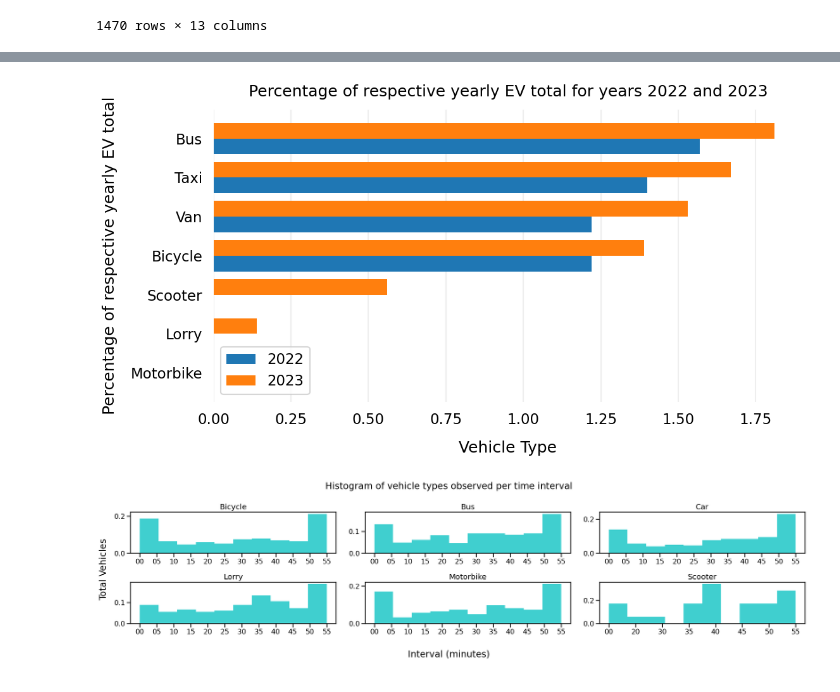
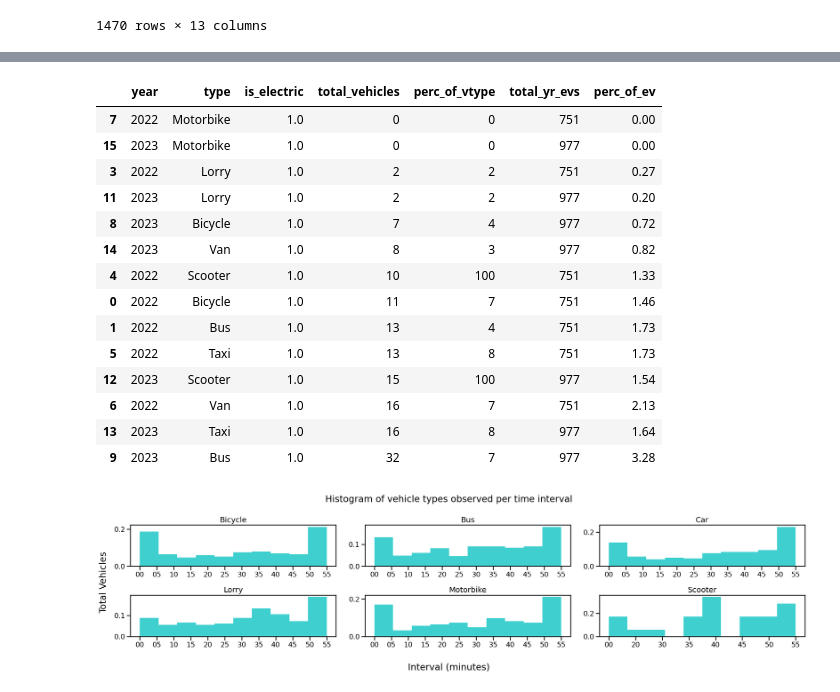
Before and after one commit to hovjr/Coding-projects, a Jupyter notebook: Data Wrangling/wrangling.ipynb, the cells around one changed output, grey strips where cells are left out. Cells and saved outputs as stored; diff of their text form; code cells hidden in the pictures.

```diff
--- a/Data Wrangling/wrangling.ipynb
+++ b/Data Wrangling/wrangling.ipynb
@@ -404,11 +409,13 @@ core_columns_clean['is_eco_friendly'] = core_columns_clean['is_eco_friendly'].ma
 core_columns_clean['is_eco_friendly'] = core_columns_clean['is_eco_friendly'].mask(core_columns_clean['is_electric']==0, 0)
 
 
-# If a vehicle is not eco friendly it definitely would not be electric so set 'is_electric' in these cases to zero. It is assumed that for
+# If a vehicle is not eco friendly it cannot be an electric car, so 'is_electric' in these cases to zero EXCEPT Bicycles
 core_columns_clean['is_electric'] = core_columns_clean['is_electric'].mask(core_columns_clean['is_eco_friendly']==0, 0)
-core_columns_clean['is_electric'] = core_columns_clean['is_electric'].mask((core_columns_clean['is_eco_friendly']==1) & (~(core_columns_clean['type'].isin(['Bicycle', 'Scooter']) & core_columns_clean['is_electric']==0)), 1)
+core_columns_clean['is_electric'] = core_columns_clean['is_electric'].mask((core_columns_clean['is_eco_friendly']==1) & (core_columns_clean['type'] != 'Bicycle'), 1)
 core_columns_clean.drop(columns=['is_eco_friendly'], inplace=True)
 
+# According to my assumptions in the previous markdown, any scooters will be considered electric
+core_columns_clean['is_electric'] = core_columns_clean['is_electric'].mask(core_columns_clean['type'] == 'Scooter', 1)
 
 ########## 'is_public_vehicle' additional column fix
 pub_vehicle_lookup = {1: ['yes', '1.0', 'rented', 'public'], 0: ['no', '0.0', 'private']}
@@ -637,56 +622,71 @@ is_electric_group_yr['total_vehicles'] = is_electric_group_yr['total_vehicles'].
 # %%
 plot_1_df = vtypes_group_yr.copy()
 plot_1_df = plot_1_df[plot_1_df['is_electric'] == 1]
 
 total_evs = plot_1_df.groupby(['year'], as_index=False)['total_vehicles'].agg({'total_yr_evs': 'sum'})
 plot_1_df = pd.merge(plot_1_df, total_evs, how='inner', on='year')
 plot_1_df['perc_of_ev'] = (plot_1_df['total_vehicles'] / plot_1_df['total_yr_evs'] * 100).round(2)
 plot_1_df = plot_1_df.sort_values('total_vehicles', ascending=True)
 
 #
 plot_1_df = plot_1_df[plot_1_df['type'] != 'Car']
 
+plot_1_df
 
-fig, ax = plt.subplots(figsize=(12, 6))
+# fig, ax = plt.subplots(figsize=(12, 6))
 
-ax.set_xlabel('Vehicle Type', labelpad=15)
-ax.set_ylabel('Percentage of respective yearly EV total', labelpad=15)
-ax.set_title('Percentage of respective yearly EV total for years 2022 and 2023', pad=15)
+# ax.set_xlabel('Vehicle Type', labelpad=15)
+# ax.set_ylabel('Percentage of respective yearly EV total', labelpad=15)
+# ax.set_title('Percentage of respective yearly EV total for years 2022 and 2023', pad=15)
 
-ax.spines['top'].set_visible(False)
-ax.spines['right'].set_visible(False)
-ax.spines['left'].set_visible(False)
-ax.spines['bottom'].set_visible(False)
+# ax.spines['top'].set_visible(False)
+# ax.spines['right'].set_visible(False)
+# ax.spines['left'].set_visible(False)
+# ax.spines['bottom'].set_visible(False)
 
-ax.tick_params(bottom=False, left=False)
-ax.set_axisbelow(True)
-ax.yaxis.grid(False)
-ax.xaxis.grid(True, color='#EEEEEE')
+# ax.tick_params(bottom=False, left=False)
+# ax.set_axisbelow(True)
+# ax.yaxis.grid(False)
+# ax.xaxis.grid(True, color='#EEEEEE')
 
-bar_width = 0.4
+# bar_width = 0.4
 
-x = np.arange(plot_1_df['type'].nunique())
+# x = np.arange(plot_1_df['type'].nunique())
 
-y2022 = plot_1_df.loc[plot_1_df['year'] == '2022', 'perc_of_ev']
-y2023 = plot_1_df.loc[plot_1_df['year'] == '2023', 'perc_of_ev']
+# y2022 = plot_1_df.loc[plot_1_df['year'] == '2022', 'perc_of_ev']
+# y2023 = plot_1_df.loc[plot_1_df['year'] == '2023', 'perc_of_ev']
 
-b1 = ax.barh(x, y2023, height=bar_width, label='2023')
-b2 = ax.barh(x + bar_width, y2022, height=bar_width, label='2022')
+# b1 = ax.barh(x, y2023, height=bar_width, label='2023')
+# b2 = ax.barh(x + bar_width, y2022, height=bar_width, label='2022')
 
-ax.set_yticks(x + bar_width / 2)
-ax.set_yticklabels(plot_1_df['type'].unique())
+# ax.set_yticks(x + bar_width / 2)
+# ax.set_yticklabels(plot_1_df['type'].unique())
 
-ax.legend(['2022', '2023'])
+# ax.legend(['2022', '2023'])
 
-# for bar in ax.patches:
-#   bar_val = bar.get_width()
-#   text_x = bar.get_x() + bar.get_height() / 2
-#   text_y = bar.get_y() + bar_val
-#   ax.text(text_x, text_y, bar_val, ha='center', va='bottom', size=12)
+# # for bar in ax.patches:
+# #   bar_val = bar.get_width()
+# #   text_x = bar.get_x() + bar.get_height() / 2
+# #   text_y = bar.get_y() + bar_val
+# #   ax.text(text_x, text_y, bar_val, ha='center', va='bottom', size=12)
 
-plt.show()
+# plt.show()
 # %% [output]
-[figure, removed]
+|  | year | type | is_electric | total_vehicles | perc_of_vtype | total_yr_evs | perc_of_ev |
+| 7 | 2022 | Motorbike | 1.0 | 0 | 0 | 751 | 0.00 |
+| 15 | 2023 | Motorbike | 1.0 | 0 | 0 | 977 | 0.00 |
+| 3 | 2022 | Lorry | 1.0 | 2 | 2 | 751 | 0.27 |
+| 11 | 2023 | Lorry | 1.0 | 2 | 2 | 977 | 0.20 |
+| 8 | 2023 | Bicycle | 1.0 | 7 | 4 | 977 | 0.72 |
+| 14 | 2023 | Van | 1.0 | 8 | 3 | 977 | 0.82 |
+| 4 | 2022 | Scooter | 1.0 | 10 | 100 | 751 | 1.33 |
+| 0 | 2022 | Bicycle | 1.0 | 11 | 7 | 751 | 1.46 |
+| 1 | 2022 | Bus | 1.0 | 13 | 4 | 751 | 1.73 |
+| 5 | 2022 | Taxi | 1.0 | 13 | 8 | 751 | 1.73 |
+| 12 | 2023 | Scooter | 1.0 | 15 | 100 | 977 | 1.54 |
+| 6 | 2022 | Van | 1.0 | 16 | 7 | 751 | 2.13 |
+| 13 | 2023 | Taxi | 1.0 | 16 | 8 | 977 | 1.64 |
+| 9 | 2023 | Bus | 1.0 | 32 | 7 | 977 | 3.28 |
 # %%
 hist_plot_df = group_intervals_df.copy()
 hist_plot_df = hist_plot_df.sort_values(['minute'])
```
Also changed, not shown: parts of 5 cells of this notebook.
